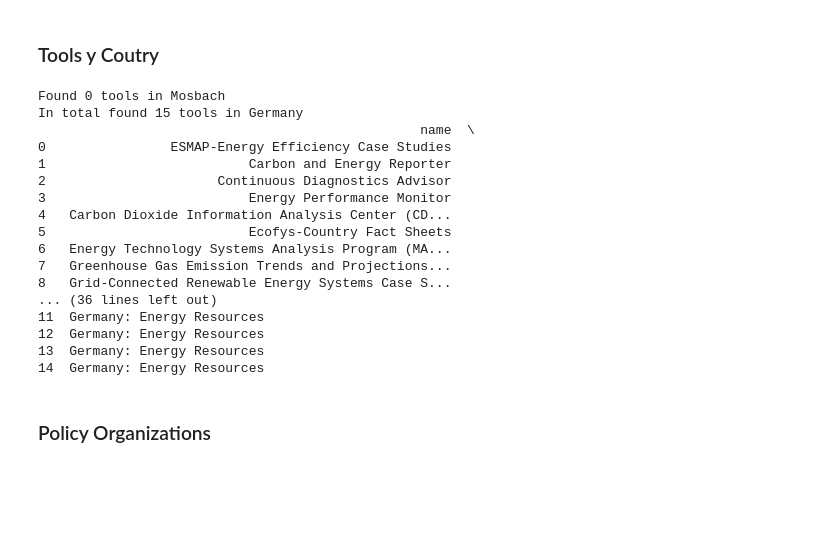
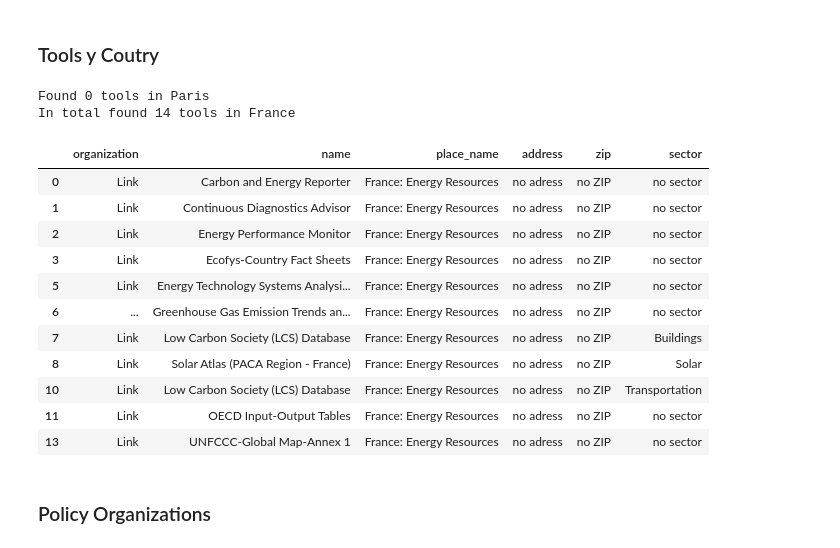
Before and after one commit to JazminWhy/swt_smj, a Jupyter notebook: swt_smj.ipynb, the cells around one changed output. Drawn from its saved outputs; the diff is of its cells as text; code cells hidden in the pictures; blank space fills up the shorter version.

```diff
--- a/swt_smj.ipynb
+++ b/swt_smj.ipynb
@@ -510,51 +413,49 @@ In total found 239 clean energery organizations in Germany
 # %%
 dbpedia_endpoint = 'http://dbpedia.org/sparql/'
 openei_endpoint = 'https://openei.org/sparql/l'
 
 
 def run_tools_by_country(name):
-    results = pd.DataFrame()
+    results = pd.DataFrame(columns=OPEN_EI_TOOLS_PARAMS)
     queryDbpedia = DBPEDIA_GET_CITY_COUNTRY_STRIPPED % {'label': name}
     for city,country, strippedLabel in run_query(dbpedia_endpoint, queryDbpedia, ['city', 'country', 'strippedLabel']):
         query_OpenEi = OPEN_EI_QUERIES_FIND_TOOLS % {'country': name}
 
-        for a, b, c in run_query(openei_endpoint,  query_OpenEi, OPEN_EI_CLEAN_ENERGY_COMPANIES_PARAMS):
-            results = results.append(pd.Series({'organization':a,'name':b,'place_name':c}), ignore_index=True) #results.append(pd.Series(data=[a,b,c]), ignore_index=True)
+        for a, b, c, d, e, f in run_query(openei_endpoint,  query_OpenEi, OPEN_EI_TOOLS_PARAMS):
+            results = results.append(pd.Series({'organization':a,'name':b, 'place_name':c, 'address':d, 'zip':e, 'sector':f}), ignore_index=True) #results.append(pd.Series(data=[a,b,c]), ignore_index=True)
 
     print("Found {} tools in {}".format(len(results), name))
-    results = pd.DataFrame()
 
-    query_OpenEi = OPEN_EI_QUERIES_FIND_TOOLS % {'country': strippedLabel}
+    if len(results) < 1:
+        results = pd.DataFrame(columns=OPEN_EI_TOOLS_PARAMS)
+        query_OpenEi = OPEN_EI_QUERIES_FIND_TOOLS % {'country': strippedLabel}
 
-    for a, b, c in run_query(openei_endpoint,  query_OpenEi, OPEN_EI_CLEAN_ENERGY_COMPANIES_PARAMS):
-        results = results.append(pd.Series({'organization':a,'name':b,'place_name':c}), ignore_index=True) #results.append(pd.Series(data=[a,b,c]), ignore_index=True)
+        for a, b, c, d, e, f in run_query(openei_endpoint,  query_OpenEi, OPEN_EI_TOOLS_PARAMS):
+            results = results.append(pd.Series({'organization':a,'name':b,  'place_name':c, 'address':d, 'zip':e, 'sector':f}), ignore_index=True) #results.append(pd.Series(data=[a,b,c]), ignore_index=True)
     print("In total found {} tools in {}".format(len(results),strippedLabel))
+    #results['organization'] = results['organization'].apply(lambda x: re.sub('http://openei.org/resources', 'https://openei.org/wiki', x))#pandas_['organization'].apply(lambda x: re.sub('http://openei.org/resources', 'https://openei.org/wiki', x)) #get rid of lod page  lod/page
+    results['organization'] = results['organization'].apply(lambda x: '<a href="{0}">Link</a>'.format(re.sub('http://openei.org/resources', 'https://openei.org/wiki', x)))
+
     return results
 
-
-pandas_ =  run_tools_by_country('Mosbach')
-pandas_['organization'] = pandas_['organization'].apply(lambda x: re.sub('http://openei.org/resources', 'https://openei.org/wiki', x))#pandas_['organization'].apply(lambda x: re.sub('http://openei.org/resources', 'https://openei.org/wiki', x)) #get rid of lod page  lod/page
-
-
-print(pandas_)
+pandas_ =  run_tools_by_country('Paris')
+HTML(pandas_.to_html(escape=False))
+#print(pandas_)
 # %% [output]
-Found 0 tools in Mosbach
-In total found 15 tools in Germany
-                                                 name  \
-0                ESMAP-Energy Efficiency Case Studies
-1                          Carbon and Energy Reporter
-2                      Continuous Diagnostics Advisor
-3                          Energy Performance Monitor
-4   Carbon Dioxide Information Analysis Center (CD...
-5                          Ecofys-Country Fact Sheets
-6   Energy Technology Systems Analysis Program (MA...
-7   Greenhouse Gas Emission Trends and Projections...
-8   Grid-Connected Renewable Energy Systems Case S...
-... (36 lines left out)
-11  Germany: Energy Resources
-12  Germany: Energy Resources
-13  Germany: Energy Resources
-14  Germany: Energy Resources
+Found 0 tools in Paris
+In total found 14 tools in France
+|  | organization | name | place_name | address | zip | sector |
+| 0 | Link | Carbon and Energy Reporter | France: Energy Resources | no adress | no ZIP | no sector |
+| 1 | Link | Continuous Diagnostics Advisor | France: Energy Resources | no adress | no ZIP | no sector |
+| 2 | Link | Energy Performance Monitor | France: Energy Resources | no adress | no ZIP | no sector |
+| 3 | Link | Ecofys-Country Fact Sheets | France: Energy Resources | no adress | no ZIP | no sector |
+| 5 | Link | Energy Technology Systems Analysi... | France: Energy Resources | no adress | no ZIP | no sector |
+| 6 | ... | Greenhouse Gas Emission Trends an... | France: Energy Resources | no adress | no ZIP | no sector |
+| 7 | Link | Low Carbon Society (LCS) Database | France: Energy Resources | no adress | no ZIP | Buildings |
+| 8 | Link | Solar Atlas (PACA Region - France) | France: Energy Resources | no adress | no ZIP | Solar |
+| 10 | Link | Low Carbon Society (LCS) Database | France: Energy Resources | no adress | no ZIP | Transportation |
+| 11 | Link | OECD Input-Output Tables | France: Energy Resources | no adress | no ZIP | no sector |
+| 13 | Link | UNFCCC-Global Map-Annex 1 | France: Energy Resources | no adress | no ZIP | no sector |
 # %% [markdown]
 ### Policy Organizations
 # %%
```
Also changed, not shown: parts of 11 cells of this notebook, 2 other files.
